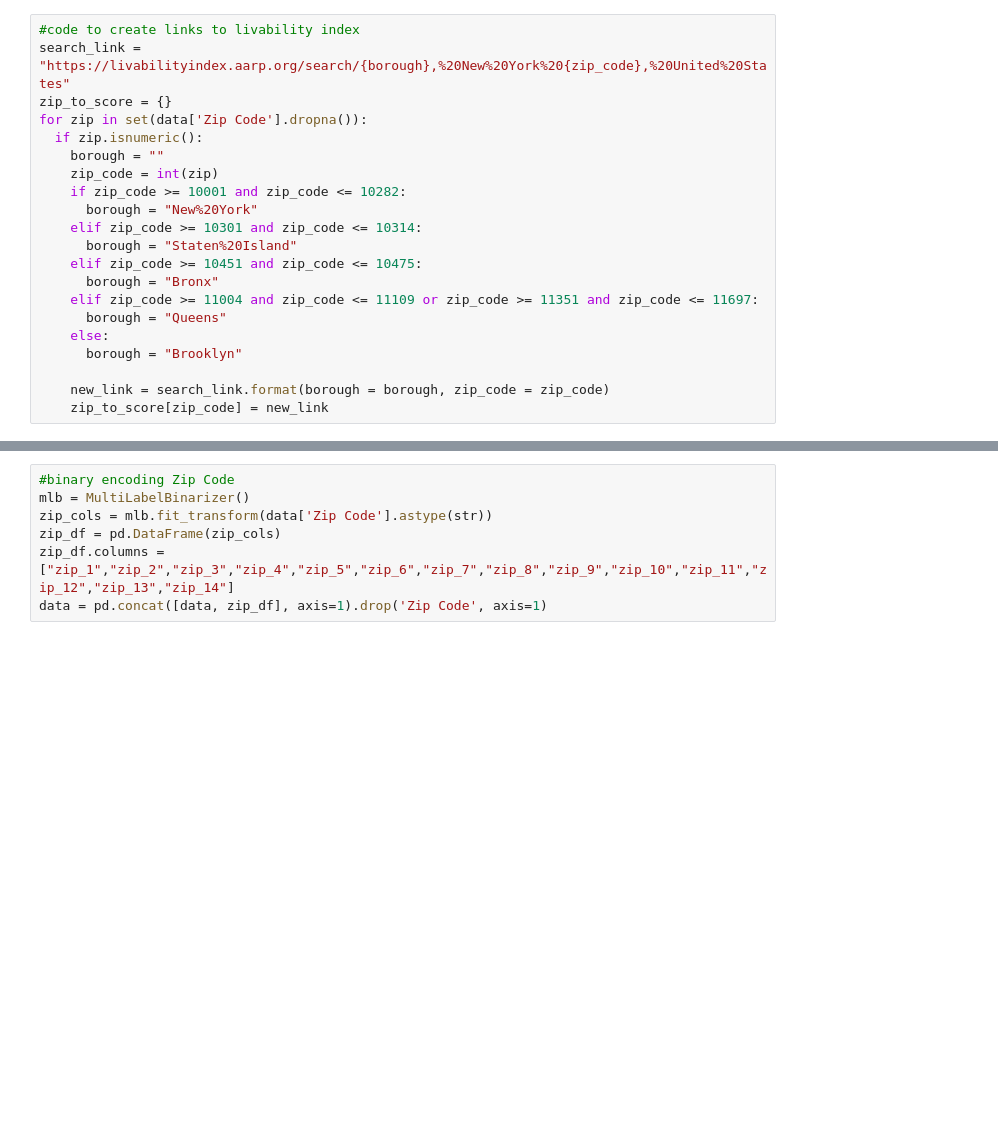
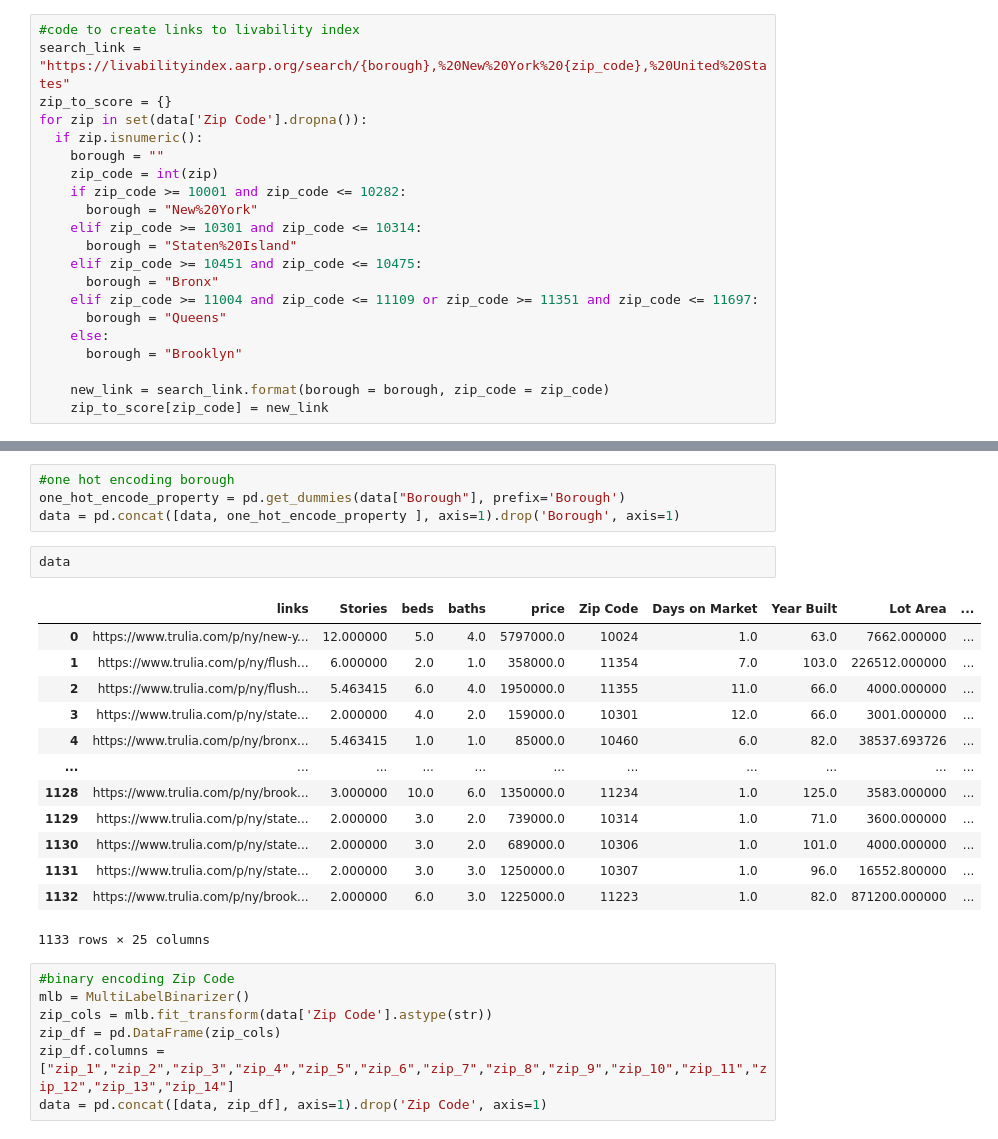
Before and after one commit to ethanstanley/Real-Estate-Predictor, a Jupyter notebook: house_value_model.ipynb, the cells around one changed output, grey strips where cells are left out. Drawn from its saved outputs; the diff is of its cells as text; blank space fills up the shorter version.

```diff
--- a/house_value_model.ipynb
+++ b/house_value_model.ipynb
@@ -154,6 +154,26 @@ ax[1, 2].set_title("Other NYC Housing Distribution", fontsize=20); ax[1,2].hist(
 # %% [output]
 <matplotlib.legend.Legend at 0x...>
 [figure]
+# %%
+#one hot encoding borough
+one_hot_encode_property = pd.get_dummies(data["Borough"], prefix='Borough')
+data = pd.concat([data, one_hot_encode_property ], axis=1).drop('Borough', axis=1)
+# %%
+data
+# %% [output]
+|  | links | Stories | beds | baths | price | Zip Code | Days on Market | Year Built | Lot Area | ... |
+| 0 | https://www.trulia.com/p/ny/new-y... | 12.000000 | 5.0 | 4.0 | 5797000.0 | 10024 | 1.0 | 63.0 | 7662.000000 | ... |
+| 1 | https://www.trulia.com/p/ny/flush... | 6.000000 | 2.0 | 1.0 | 358000.0 | 11354 | 7.0 | 103.0 | 226512.000000 | ... |
+| 2 | https://www.trulia.com/p/ny/flush... | 5.463415 | 6.0 | 4.0 | 1950000.0 | 11355 | 11.0 | 66.0 | 4000.000000 | ... |
+| 3 | https://www.trulia.com/p/ny/state... | 2.000000 | 4.0 | 2.0 | 159000.0 | 10301 | 12.0 | 66.0 | 3001.000000 | ... |
+| 4 | https://www.trulia.com/p/ny/bronx... | 5.463415 | 1.0 | 1.0 | 85000.0 | 10460 | 6.0 | 82.0 | 38537.693726 | ... |
+| ... | ... | ... | ... | ... | ... | ... | ... | ... | ... | ... |
+| 1128 | https://www.trulia.com/p/ny/brook... | 3.000000 | 10.0 | 6.0 | 1350000.0 | 11234 | 1.0 | 125.0 | 3583.000000 | ... |
+| 1129 | https://www.trulia.com/p/ny/state... | 2.000000 | 3.0 | 2.0 | 739000.0 | 10314 | 1.0 | 71.0 | 3600.000000 | ... |
+| 1130 | https://www.trulia.com/p/ny/state... | 2.000000 | 3.0 | 2.0 | 689000.0 | 10306 | 1.0 | 101.0 | 4000.000000 | ... |
+| 1131 | https://www.trulia.com/p/ny/state... | 2.000000 | 3.0 | 3.0 | 1250000.0 | 10307 | 1.0 | 96.0 | 16552.800000 | ... |
+| 1132 | https://www.trulia.com/p/ny/brook... | 2.000000 | 6.0 | 3.0 | 1225000.0 | 11223 | 1.0 | 82.0 | 871200.000000 | ... |
+1133 rows × 25 columns
 # %%
 #binary encoding Zip Code
 mlb = MultiLabelBinarizer()
```
Also changed, not shown: parts of 12 cells of this notebook, 1 other file.
